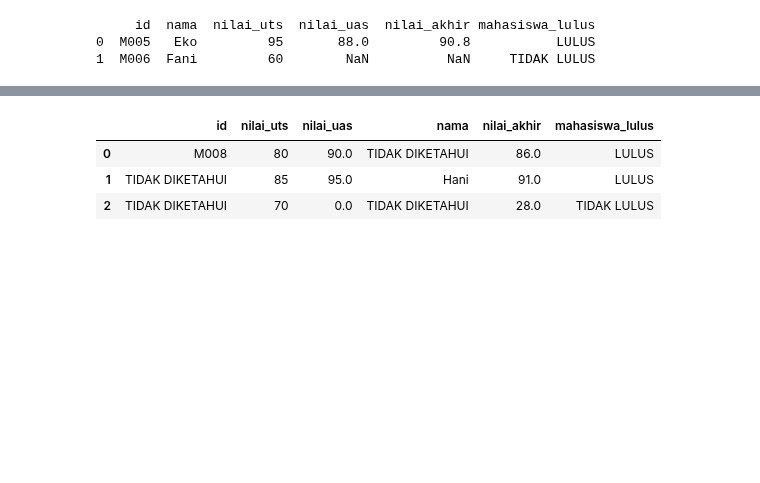
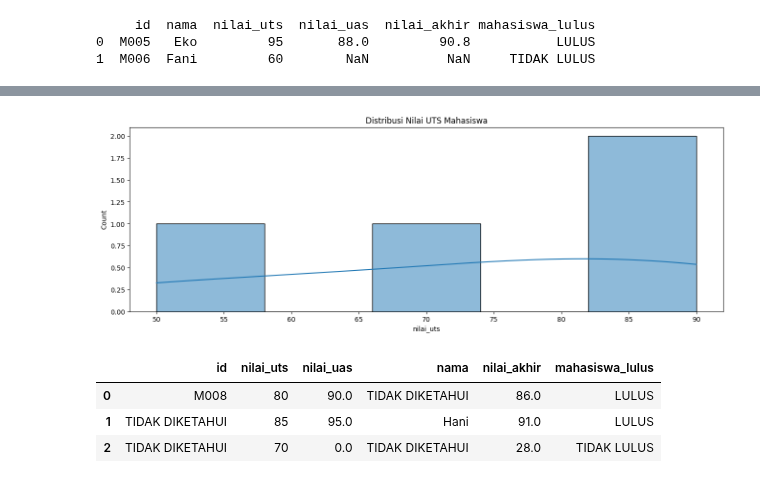
Before and after one commit to Aris0506/Python-Data-Analysis-Project-learning-journey, a Jupyter notebook: brainstroming/01 list/putting it together for reusabilty.ipynb, the cells around one changed output, grey strips where cells are left out. Drawn from its saved outputs; the diff is of its cells as text; code cells hidden in the pictures; blank space fills up the shorter version.

```diff
--- a/brainstroming/01 list/putting it together for reusabilty.ipynb
+++ b/brainstroming/01 list/putting it together for reusabilty.ipynb
@@ -69,3 +96,11 @@ print(laporan_semester_depan)
+# %%
+# Histogram: Distribusi Nilai UTS
+plt.figure(figsize=(16, 5))
+sns.histplot(data=laporan_final, x='nilai_uts', bins=5, kde=True)
+plt.title('Distribusi Nilai UTS Mahasiswa')
+plt.show()
+# %% [output]
+[figure, added]
 # %%
 # additional edits below
 
```
Also changed, not shown: parts of 4 cells of this notebook, 1 other file.
